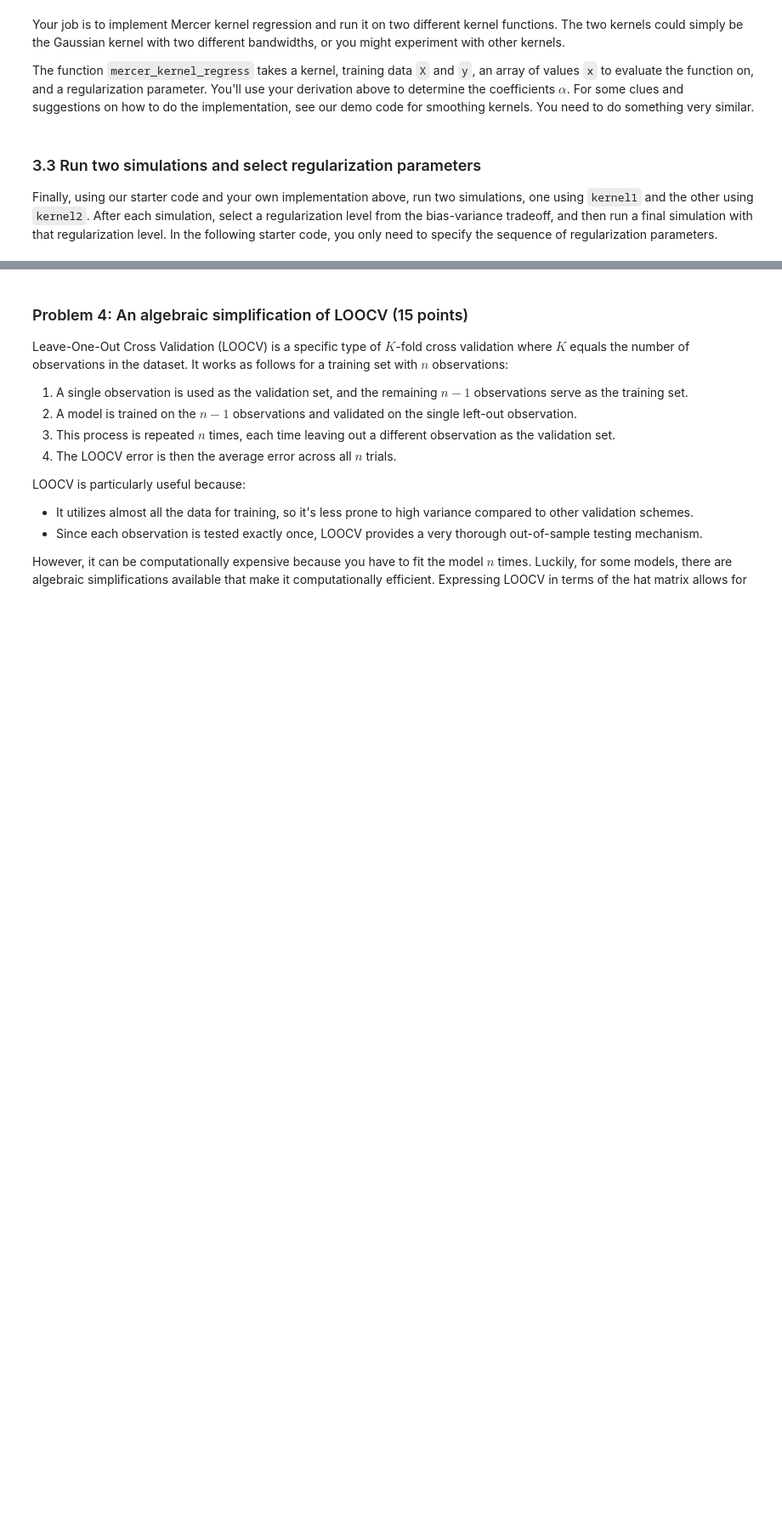
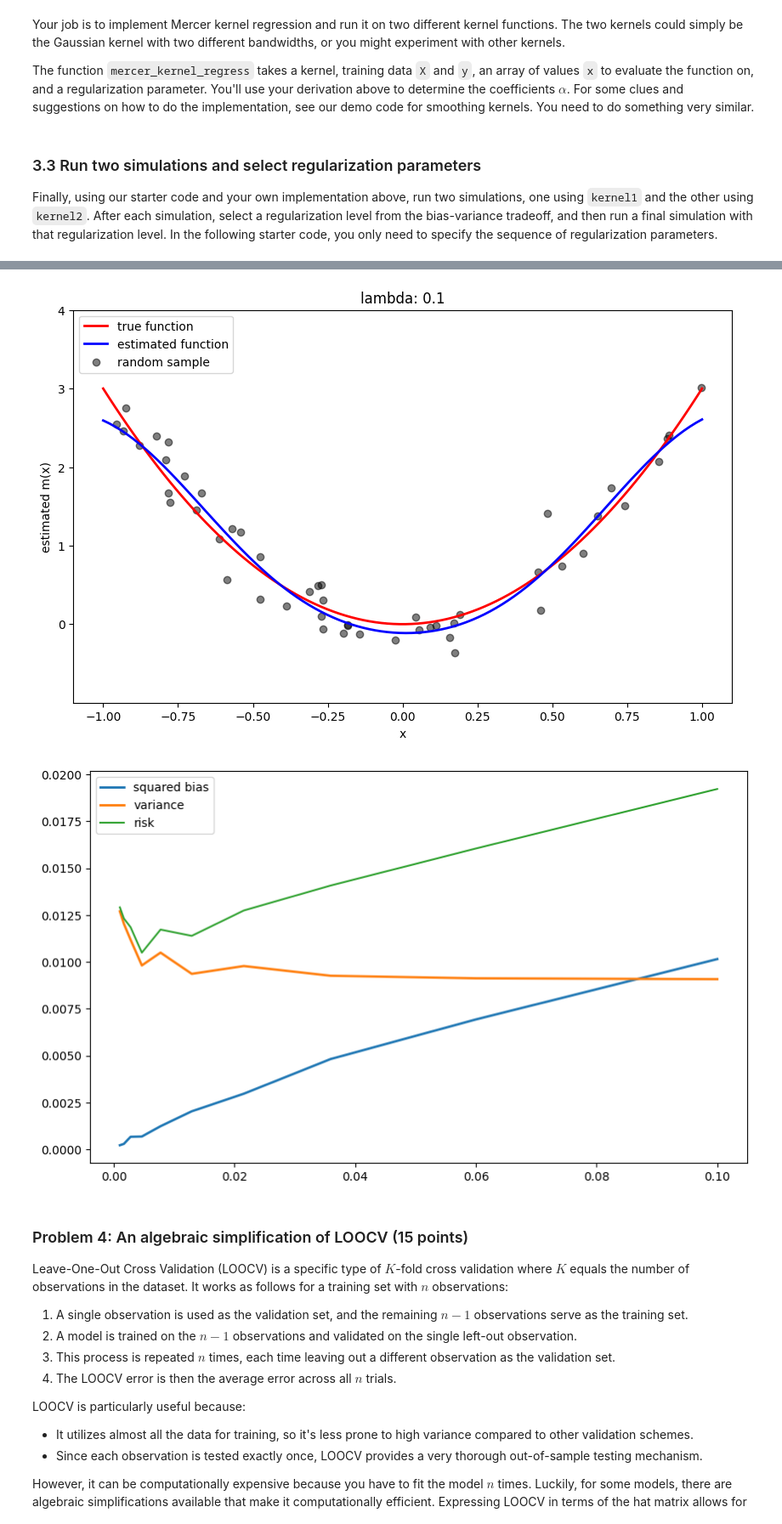
Before and after one commit to WellWellitsOK/SDS365, a Jupyter notebook: assignments/assn1/assn1.ipynb, the cells around one changed output, grey strips where cells are left out. Shown at 85% size. Saved outputs shown, nothing was run; the diff lists cells and outputs as text; code cells hidden in the pictures; blank space fills up the shorter version.

```diff
--- a/assignments/assn1/assn1.ipynb
+++ b/assignments/assn1/assn1.ipynb
@@ -819,3 +881,9 @@ run_simulation(kernel2, lmbdas)
+# %%
+lmbdas = np.logspace(-3, -1, 10)
+run_simulation(kernel2, lmbdas)
+# %% [output]
+[figure, added]
+[figure, added]
 # %% [markdown]
 ### Problem 4: An algebraic simplification of LOOCV (15 points)
 
```
Also changed, not shown: parts of 7 cells of this notebook.
